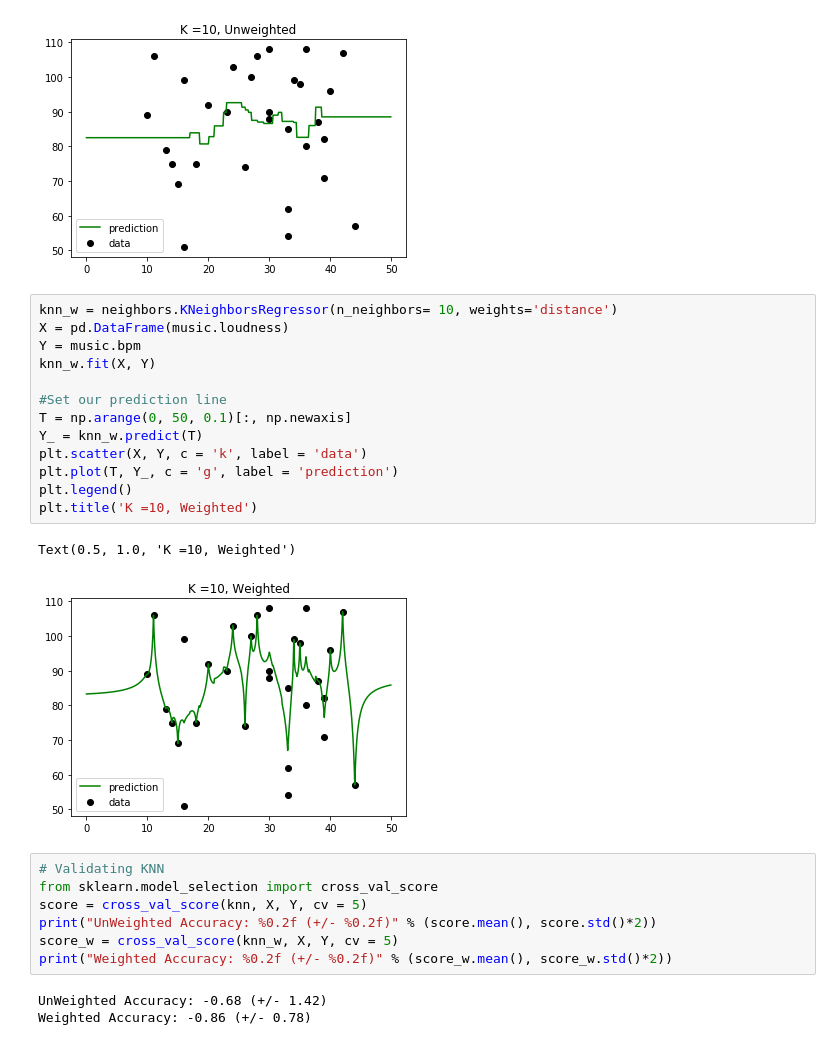
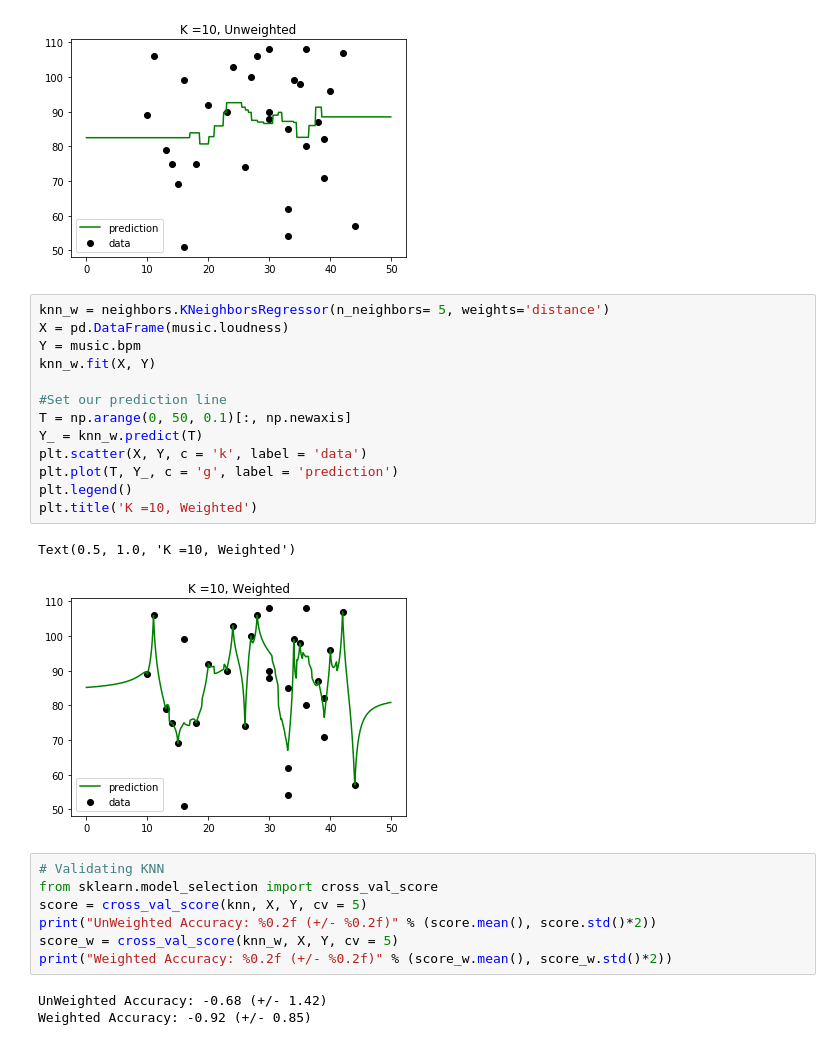
Before and after one commit to iamkkdev/Thinkful-github, a Jupyter notebook: KNN REGRESSION.ipynb, the cells around one changed output. Saved outputs shown, nothing was run; the diff lists cells and outputs as text.

```diff
--- a/KNN REGRESSION.ipynb
+++ b/KNN REGRESSION.ipynb
@@ -40,21 +40,21 @@ plt.title('K =10, Unweighted')
 Text(0.5, 1.0, 'K =10, Unweighted')
 [figure]
 # %%
-knn_w = neighbors.KNeighborsRegressor(n_neighbors= 10, weights='distance')
+knn_w = neighbors.KNeighborsRegressor(n_neighbors= 5, weights='distance')
 X = pd.DataFrame(music.loudness)
 Y = music.bpm
 knn_w.fit(X, Y)
 
 #Set our prediction line
 T = np.arange(0, 50, 0.1)[:, np.newaxis]
 Y_ = knn_w.predict(T)
 plt.scatter(X, Y, c = 'k', label = 'data')
 plt.plot(T, Y_, c = 'g', label = 'prediction')
 plt.legend()
 plt.title('K =10, Weighted')
 # %% [output]
 Text(0.5, 1.0, 'K =10, Weighted')
-[figure, old version]
+[figure, new version]
 # %%
 # Validating KNN
 from sklearn.model_selection import cross_val_score
@@ -64,4 +64,4 @@ score_w = cross_val_score(knn_w, X, Y, cv = 5)
 print("Weighted Accuracy: %0.2f (+/- %0.2f)" % (score_w.mean(), score_w.std()*2))
 # %% [output]
 UnWeighted Accuracy: -0.68 (+/- 1.42)
-Weighted Accuracy: -0.86 (+/- 0.78)
+Weighted Accuracy: -0.92 (+/- 0.85)
```
